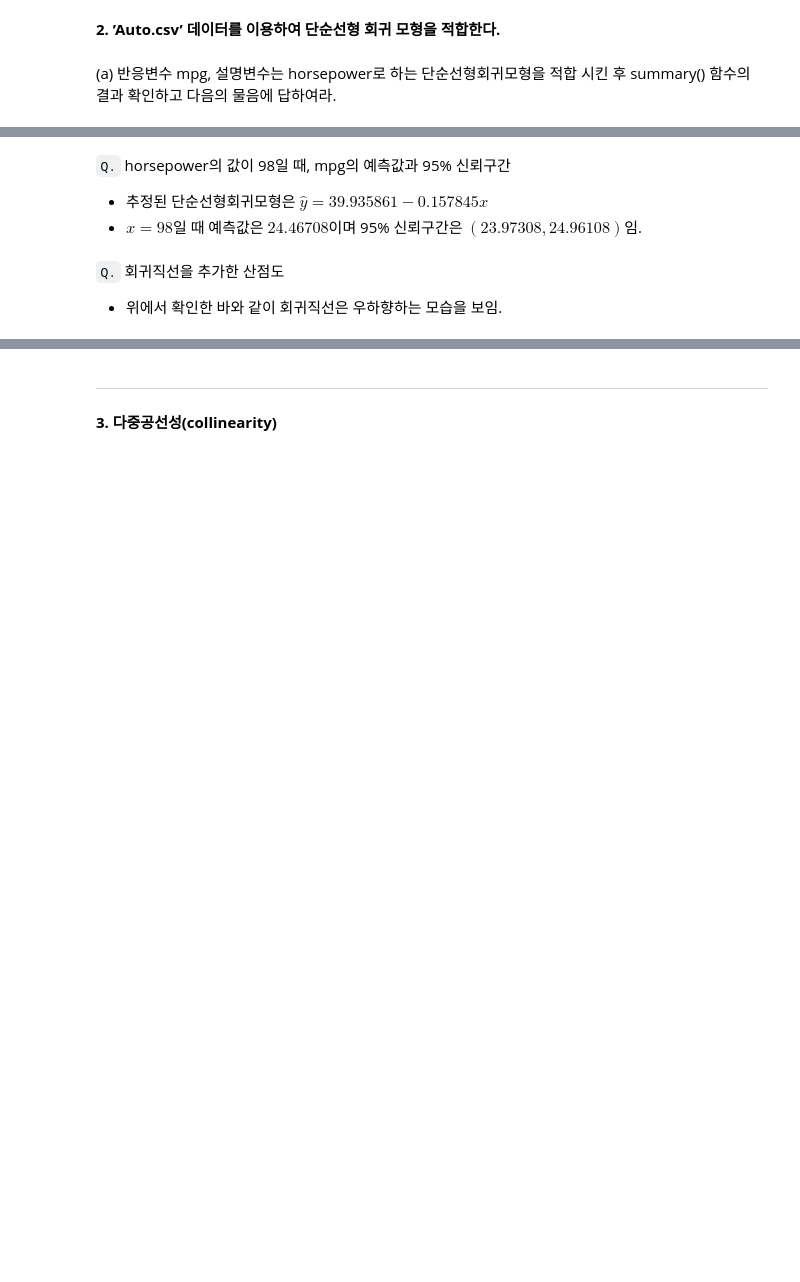
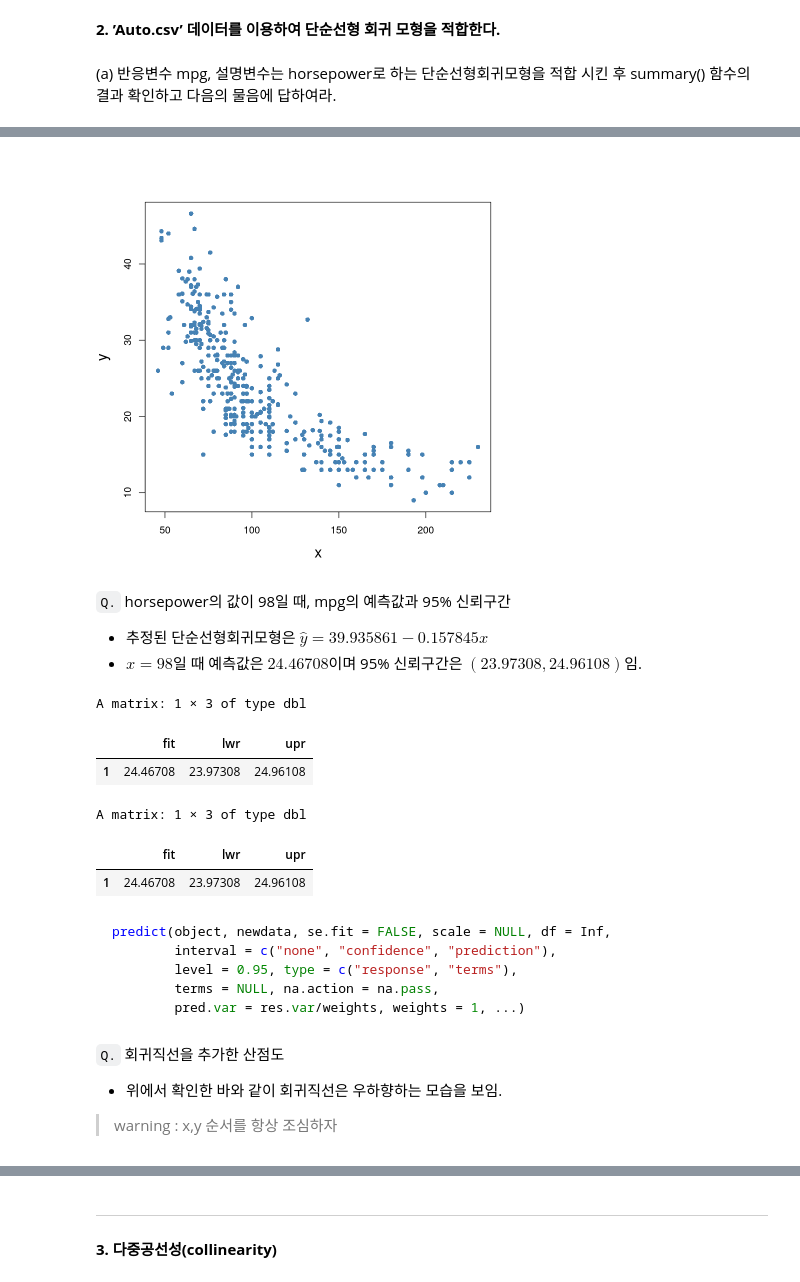
Before and after one commit to kimha02/ham, a Jupyter notebook: _notebooks/2022-04-07-datamining_hw.ipynb, the cells around one changed output, grey strips where cells are left out. Saved outputs shown, nothing was run; the diff lists cells and outputs as text; code cells hidden in the pictures; blank space fills up the shorter version.

````diff
--- a/_notebooks/2022-04-07-datamining_hw.ipynb
+++ b/_notebooks/2022-04-07-datamining_hw.ipynb
@@ -189,0 +159,12 @@ Multiple $R^2 = 0.6059$, Adjusted $R^2 = 0.6049$
+# %%
+auto <- read.csv('Auto(1).csv', stringsAsFactors = F)
+head(auto)
+### 데이터 타입 확인
+str(auto$horsepower)
+str(auto$mpg)
+### 데이터 타입 변경
+auto$horsepower=as.numeric(auto$horsepower)
+### 결측치 제거
+print(count(auto))
+print(count(auto %>% filter(horsepower!="NA")))  #5개 제거
+auto = auto %>% filter(horsepower!="NA")
@@ -190,4 +254,28 @@ Multiple $R^2 = 0.6059$, Adjusted $R^2 = 0.6049$
+# %%
+y=auto$mpg
+x=auto$horsepower
+par(mfrow=c(1,1))
+plot(x,y, pch=16, col='steelblue',
+     lwd=2, cex.lab=1.5)
+# %% [output]
+[figure, added]
 # %% [markdown]
 `Q.`  horsepower의 값이 98일 때, mpg의 예측값과 95% 신뢰구간
 - 추정된 단순선형회귀모형은 $\hat{y} = 39.935861 -0.157845x$
 - $x=98$일 때 예측값은 $24.46708$이며 95% 신뢰구간은 $(23.97308, 24.96108)$임.
+# %%
+newob = data.frame(x=c(98))
+b=predict(a, newob, interval="confidence")
+b
+# %% [output]
+A matrix: 1 × 3 of type dbl
+|  | fit | lwr | upr |
+| 1 | 24.46708 | 23.97308 | 24.96108 |
+# %%
+predict(a,
+        newdata = data.frame(x = 98),
+        interval = "confidence", level = 0.95) #교수님 풀이
+# %% [output]
+A matrix: 1 × 3 of type dbl
+|  | fit | lwr | upr |
+| 1 | 24.46708 | 23.97308 | 24.96108 |
@@ -194,3 +284,12 @@ Multiple $R^2 = 0.6059$, Adjusted $R^2 = 0.6049$
+# %% [markdown]
+```python
+predict(object, newdata, se.fit = FALSE, scale = NULL, df = Inf,
+        interval = c("none", "confidence", "prediction"),
+        level = 0.95, type = c("response", "terms"),
+        terms = NULL, na.action = na.pass,
+        pred.var = res.var/weights, weights = 1, ...)
+```
 # %% [markdown]
 `Q.`  회귀직선을 추가한 산점도
 - 위에서 확인한 바와 같이 회귀직선은 우하향하는 모습을 보임.
+> warning : x,y 순서를 항상 조심하자
````
Also changed, not shown: parts of 36 cells of this notebook.
